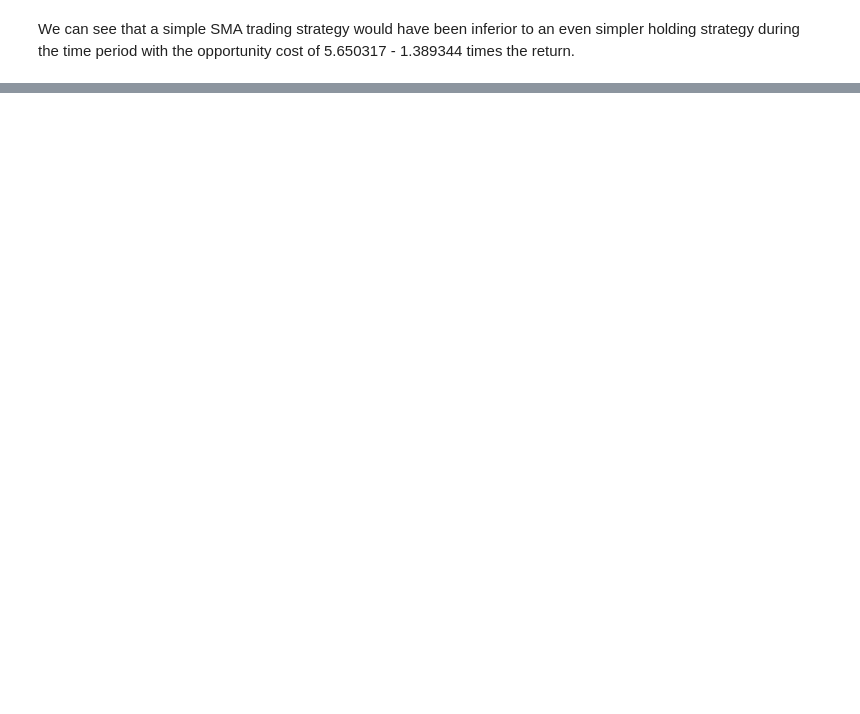
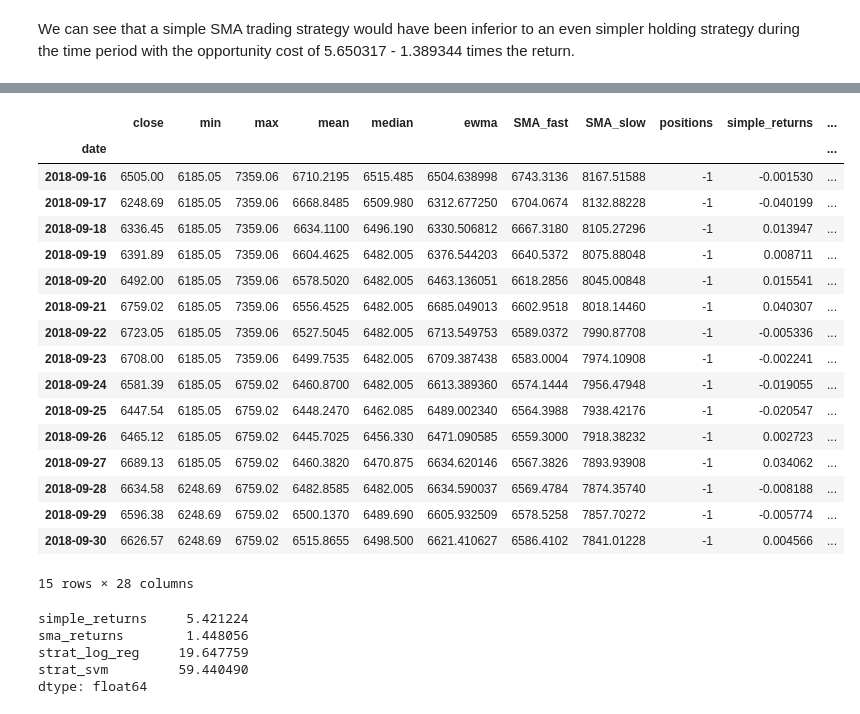
Before and after one commit to rsiwicki/rock_dex, a Jupyter notebook: blockchain_labs_rockdex.ipynb, the cells around one changed output, grey strips where cells are left out. Saved outputs shown, nothing was run; the diff lists cells and outputs as text; code cells hidden in the pictures; blank space fills up the shorter version.

Commit message:
Strategies for the machine learning

```diff
--- a/blockchain_labs_rockdex.ipynb
+++ b/blockchain_labs_rockdex.ipynb
@@ -472,0 +528,3 @@ We can see that a simple SMA trading strategy would have been inferior to an eve
+# %%
+def fit_models(data):
+    mfit = {model: models[model].fit(data[cols_bin], data['direction']) for model in models.keys()}
@@ -472,0 +556,2 @@ We can see that a simple SMA trading strategy would have been inferior to an eve
+# %%
+df_BTC_close_daily['direction'] = np.sign(df_BTC_close_daily['simple_returns']).astype(int)
@@ -472,0 +590,2 @@ We can see that a simple SMA trading strategy would have been inferior to an eve
+# %%
+df_BTC_close_daily.dropna(inplace=True)
@@ -472,0 +611,2 @@ We can see that a simple SMA trading strategy would have been inferior to an eve
+# %%
+fit_models(df_BTC_close_daily)
@@ -472,0 +617,29 @@ We can see that a simple SMA trading strategy would have been inferior to an eve
+# %%
+df_BTC_close_daily.head(15)
+# %% [output]
+|  | close | min | max | mean | median | ewma | SMA_fast | SMA_slow | positions | simple_returns | ... |
+| date |  |  |  |  |  |  |  |  |  |  | ... |
+| 2018-09-16 | 6505.00 | 6185.05 | 7359.06 | 6710.2195 | 6515.485 | 6504.638998 | 6743.3136 | 8167.51588 | -1 | -0.001530 | ... |
+| 2018-09-17 | 6248.69 | 6185.05 | 7359.06 | 6668.8485 | 6509.980 | 6312.677250 | 6704.0674 | 8132.88228 | -1 | -0.040199 | ... |
+| 2018-09-18 | 6336.45 | 6185.05 | 7359.06 | 6634.1100 | 6496.190 | 6330.506812 | 6667.3180 | 8105.27296 | -1 | 0.013947 | ... |
+| 2018-09-19 | 6391.89 | 6185.05 | 7359.06 | 6604.4625 | 6482.005 | 6376.544203 | 6640.5372 | 8075.88048 | -1 | 0.008711 | ... |
+| 2018-09-20 | 6492.00 | 6185.05 | 7359.06 | 6578.5020 | 6482.005 | 6463.136051 | 6618.2856 | 8045.00848 | -1 | 0.015541 | ... |
+| 2018-09-21 | 6759.02 | 6185.05 | 7359.06 | 6556.4525 | 6482.005 | 6685.049013 | 6602.9518 | 8018.14460 | -1 | 0.040307 | ... |
+| 2018-09-22 | 6723.05 | 6185.05 | 7359.06 | 6527.5045 | 6482.005 | 6713.549753 | 6589.0372 | 7990.87708 | -1 | -0.005336 | ... |
+| 2018-09-23 | 6708.00 | 6185.05 | 7359.06 | 6499.7535 | 6482.005 | 6709.387438 | 6583.0004 | 7974.10908 | -1 | -0.002241 | ... |
+| 2018-09-24 | 6581.39 | 6185.05 | 6759.02 | 6460.8700 | 6482.005 | 6613.389360 | 6574.1444 | 7956.47948 | -1 | -0.019055 | ... |
+| 2018-09-25 | 6447.54 | 6185.05 | 6759.02 | 6448.2470 | 6462.085 | 6489.002340 | 6564.3988 | 7938.42176 | -1 | -0.020547 | ... |
+| 2018-09-26 | 6465.12 | 6185.05 | 6759.02 | 6445.7025 | 6456.330 | 6471.090585 | 6559.3000 | 7918.38232 | -1 | 0.002723 | ... |
+| 2018-09-27 | 6689.13 | 6185.05 | 6759.02 | 6460.3820 | 6470.875 | 6634.620146 | 6567.3826 | 7893.93908 | -1 | 0.034062 | ... |
+| 2018-09-28 | 6634.58 | 6248.69 | 6759.02 | 6482.8585 | 6482.005 | 6634.590037 | 6569.4784 | 7874.35740 | -1 | -0.008188 | ... |
+| 2018-09-29 | 6596.38 | 6248.69 | 6759.02 | 6500.1370 | 6489.690 | 6605.932509 | 6578.5258 | 7857.70272 | -1 | -0.005774 | ... |
+| 2018-09-30 | 6626.57 | 6248.69 | 6759.02 | 6515.8655 | 6498.500 | 6621.410627 | 6586.4102 | 7841.01228 | -1 | 0.004566 | ... |
+15 rows × 28 columns
+# %%
+df_BTC_close_daily[['simple_returns','sma_returns','strat_log_reg','strat_svm']].sum().apply(np.exp)
+# %% [output]
+simple_returns     5.421224
+sma_returns        1.448056
+strat_log_reg     19.647759
+strat_svm         59.440490
+dtype: float64
```
Also changed, not shown: parts of 39 cells of this notebook.
